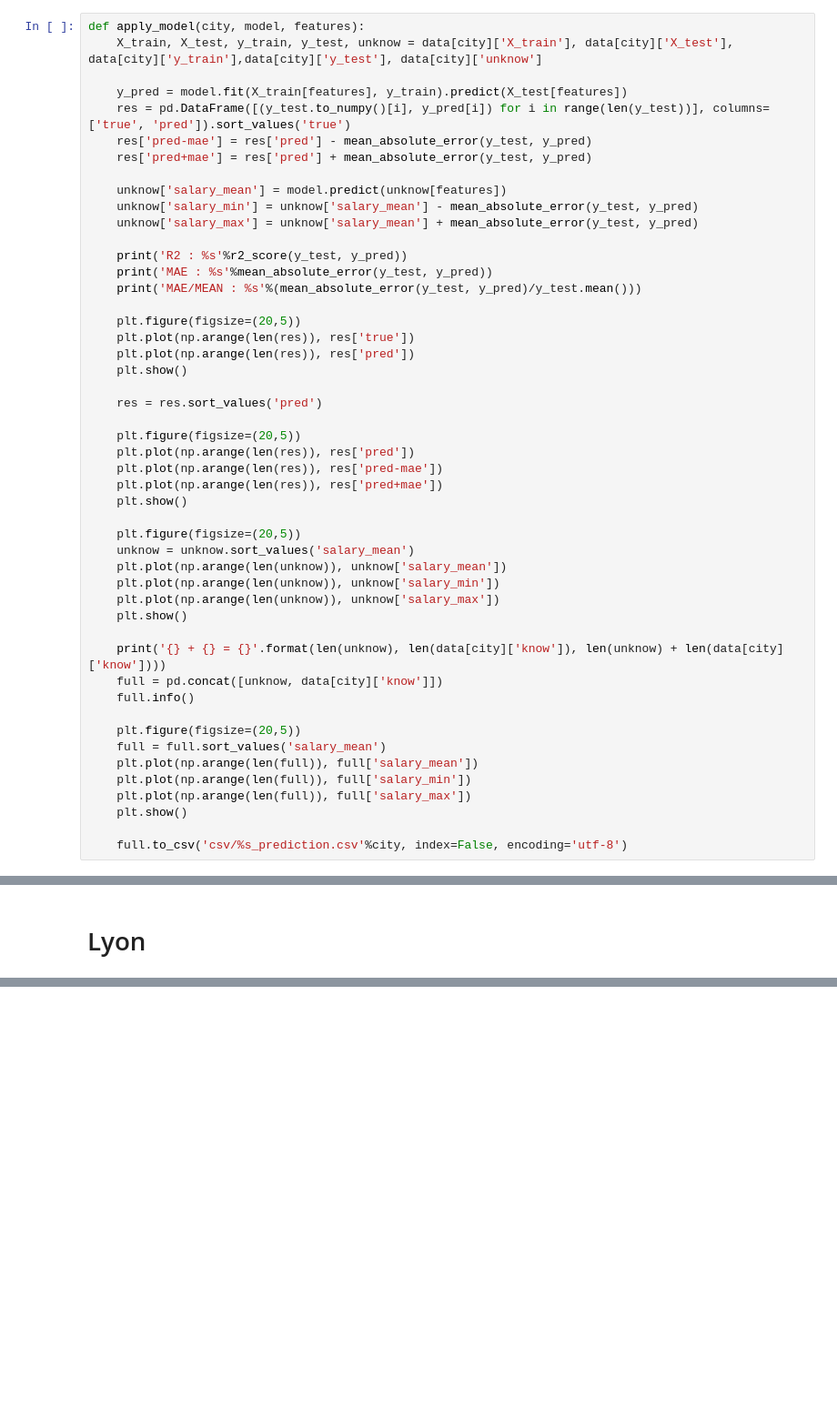
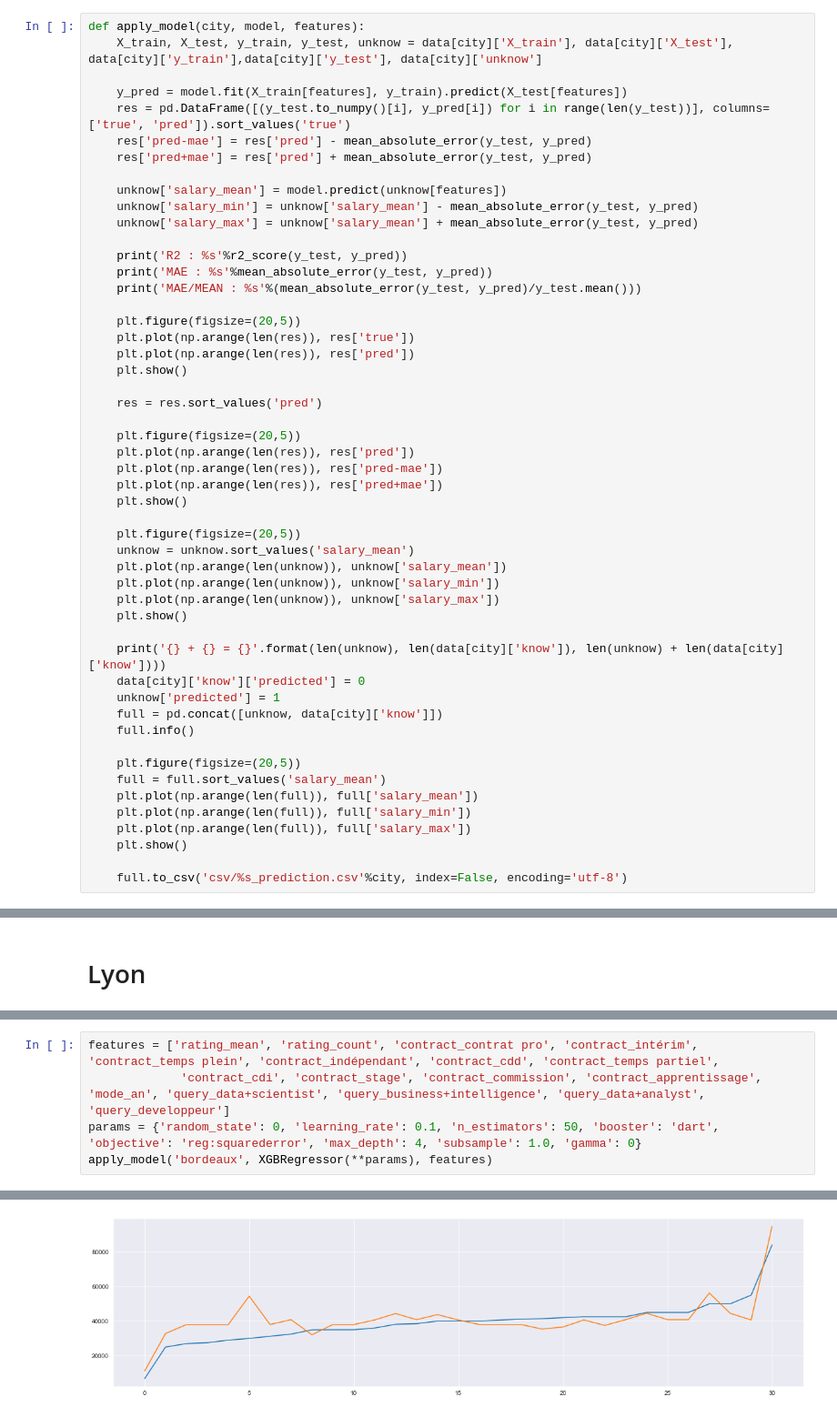
Before and after one commit to Simplon-Nancy-3/indeed, a Jupyter notebook: prediction.ipynb, the cells around one changed output, grey strips where cells are left out. Shown at 91% size. Cells and saved outputs as stored; diff of their text form; blank space fills up the shorter version.

```diff
--- a/prediction.ipynb
+++ b/prediction.ipynb
@@ -60,6 +60,8 @@ def apply_model(city, model, features):
     plt.show()
 
     print('{} + {} = {}'.format(len(unknow), len(data[city]['know']), len(unknow) + len(data[city]['know'])))
+    data[city]['know']['predicted'] = 0
+    unknow['predicted'] = 1
     full = pd.concat([unknow, data[city]['know']])
     full.info()
 
@@ -139,0 +144,6 @@ memory usage: 221.5 KB
+# %%
+features = ['rating_mean', 'rating_count', 'contract_contrat pro', 'contract_intérim', 'contract_temps plein', 'contract_indépendant', 'contract_cdd', 'contract_temps partiel',
+             'contract_cdi', 'contract_stage', 'contract_commission', 'contract_apprentissage', 'mode_an', 'query_data+scientist', 'query_business+intelligence', 'query_data+analyst', 'query_developpeur']
+params = {'random_state': 0, 'learning_rate': 0.1, 'n_estimators': 50, 'booster': 'dart', 'objective': 'reg:squarederror', 'max_depth': 4, 'subsample': 1.0, 'gamma': 0}
+apply_model('bordeaux', XGBRegressor(**params), features)
+# %% [output]
@@ -139,0 +153 @@ memory usage: 221.5 KB
+[figure, added]
```
Also changed, not shown: parts of 6 cells of this notebook, 10 other files.
